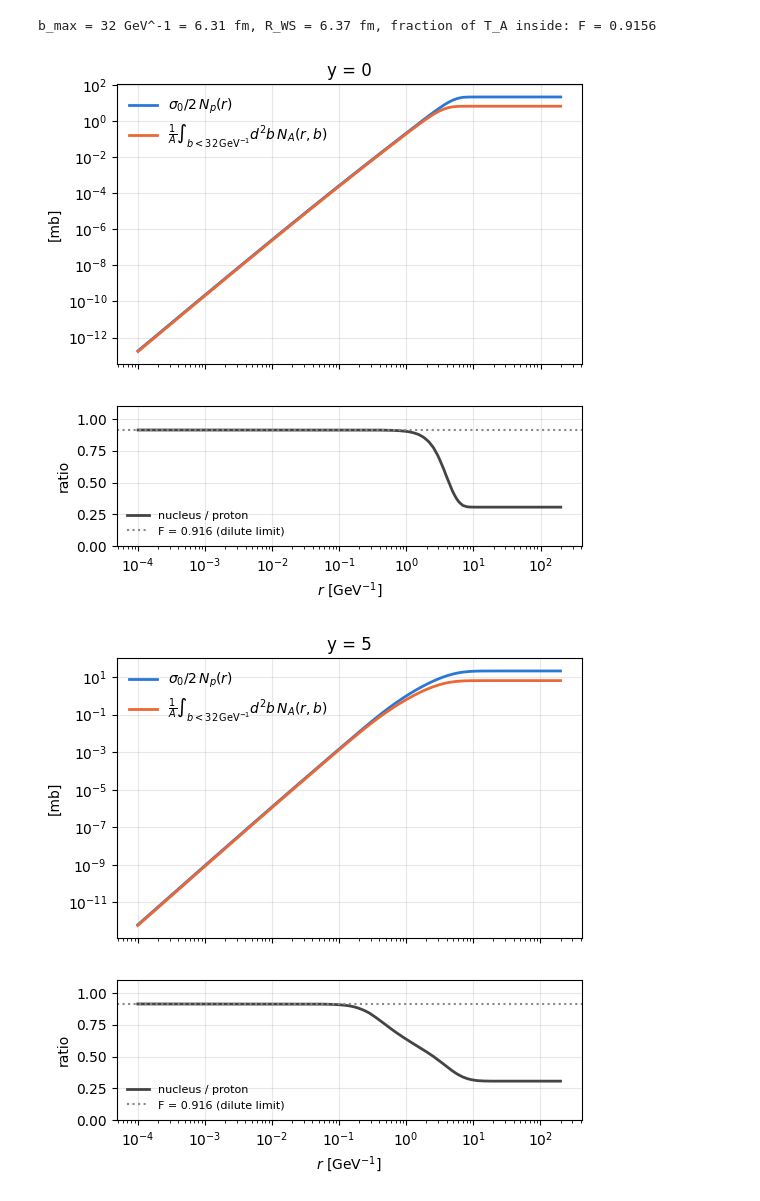
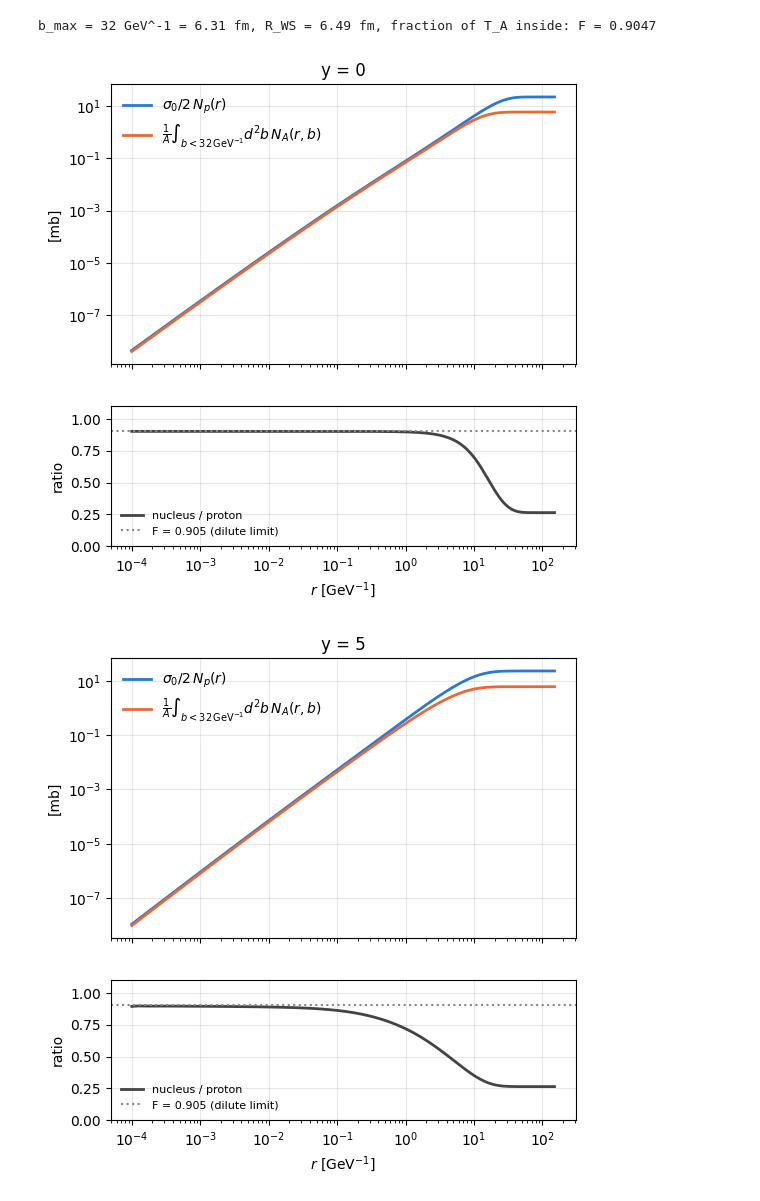
Before and after one commit to hejajama/nlobk_dipole_nucleus, a Jupyter notebook: verify.ipynb, the cells around one changed output. Saved outputs shown, nothing was run; the diff lists cells and outputs as text; code cells hidden in the pictures.

Commit message:
Add NLOBK with MV,Bal+SD initial condition for Au and Pb, ref 2604.22332

```diff
--- a/verify.ipynb
+++ b/verify.ipynb
@@ -5,7 +5,8 @@ import matplotlib.pyplot as plt
 from scipy.integrate import quad
 from dipole import NucleusDipole, ProtonDipole
 
-coupling = "parent" # parent or balitsky
+coupling = "nlobk_mv_balsd" # parent or balitsky
+nucleus = "Au"
 
 if coupling == "parent":
     print("Using parent dipole coupling")
@@ -15,8 +16,12 @@ elif coupling == "balitsky":
     print("Using Balitsky dipole coupling")
     DATADIR = "kcbk_bal"
     SIGMA02_MB = 9.08
+elif coupling =="nlobk_mv_balsd":
+    print("Using NLO BK MV + Balitsky dipole coupling")
+    DATADIR = "nlobk_mv_balsd"
+    SIGMA02_MB = 22.8
 
-dip_A = NucleusDipole(os.path.join(DATADIR, "Au"))
+dip_A = NucleusDipole(DATADIR, nucleus=nucleus)
 dip_p = ProtonDipole(DATADIR)
 
 # Evolution rapidity -> x (x = x0 exp(-y), x0 read from the data files)
@@ -78,7 +83,10 @@ plt.show()
 # We therefore plot int d^2b N_A / A and compare to sigma0/2 N_p (and to F * sigma0/2 N_p).
 #
 # Units: b in GeV^-1 -> int d^2b in GeV^-2. 1 GeV^-2 = (hbar c)^2 = 0.3894 mb.
-A = 197
+if nucleus == "Au":
+    A = 197
+elif nucleus == "Pb":
+    A = 208
 HBARC = 0.1973269804                  # GeV fm
 GEVM2_TO_MB = HBARC**2 * 10.0         # 1 fm^2 = 10 mb  ->  1 GeV^-2 = 0.3894 mb
 
@@ -98,33 +106,33 @@ def TA_unnorm(b):
     return 2 * quad(lambda z: 1 / (1 + np.exp((np.hypot(b, z) - R_WS) / D_WS)), 0, R_WS + 30*D_WS + b, limit=200)[0]
 norm = 2*np.pi * quad(lambda b: b * TA_unnorm(b), 0, R_WS + 30*D_WS, limit=200)[0]
 F = 2*np.pi * quad(lambda b: b * TA_unnorm(b), 0, 32, limit=200)[0] / norm
 print(f"b_max = 32 GeV^-1 = {32*HBARC:.2f} fm, R_WS = {R_WS*HBARC:.2f} fm, fraction of T_A inside: F = {F:.4f}")
 
 r = np.logspace(-4, np.log10(dip_p.r_range[1]), 200)
 for y in [0, 5]:
     Np_mb = SIGMA02_MB * dip_p.N(x_of_y(dip_p, y), r)
     NA_mb = d2b_NA(x_of_y(dip_A, y), r) * GEVM2_TO_MB / A
 
     fig, (ax, axr) = plt.subplots(2, 1, figsize=(6, 6), sharex=True,
                                   gridspec_kw={"height_ratios": [2, 1]})
     ax.plot(r, Np_mb, color=CAT[0], lw=2, label=r"$\sigma_0/2\, N_p(r)$")
     ax.plot(r, NA_mb, color=CAT[1], lw=2, label=r"$\frac{1}{A}\int_{b<32\,\mathrm{GeV}^{-1}} d^2b\, N_A(r,b)$")
     ax.set_xscale("log"); ax.set_yscale("log")
     ax.set_ylabel("[mb]")
     ax.set_title(f"y = {y}")
     ax.grid(alpha=0.3)
     ax.legend(frameon=False)
 
     axr.plot(r, NA_mb / Np_mb, color="#444444", lw=2, label="nucleus / proton")
     axr.axhline(F, color="#888888", ls=":", lw=1.5, label=f"F = {F:.3f} (dilute limit)")
     axr.set_xscale("log")
     axr.set_xlabel(r"$r$ [GeV$^{-1}$]")
     axr.set_ylabel("ratio")
     axr.set_ylim(0, 1.1)
     axr.grid(alpha=0.3)
     axr.legend(frameon=False, fontsize=8)
     plt.show()
 # %% [output]
-b_max = 32 GeV^-1 = 6.31 fm, R_WS = 6.37 fm, fraction of T_A inside: F = 0.9156
+b_max = 32 GeV^-1 = 6.31 fm, R_WS = 6.49 fm, fraction of T_A inside: F = 0.9047
-[figure, old version]
+[figure, new version]
-[figure, old version]
+[figure, new version]
```
Also changed, not shown: parts of 4 cells of this notebook, 52 other files.
